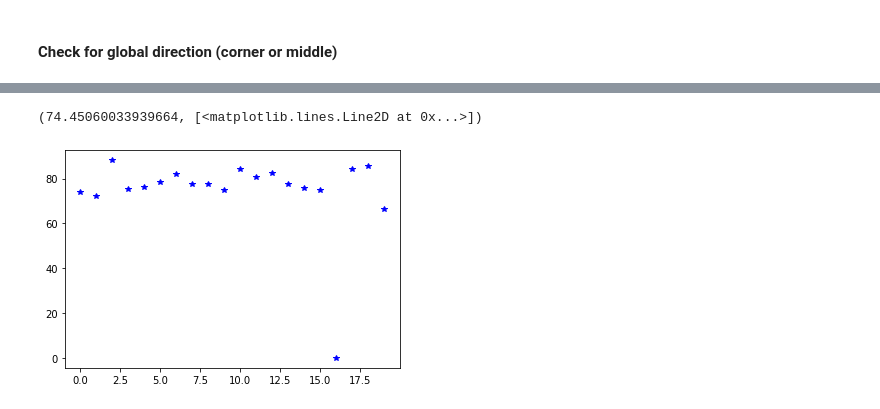
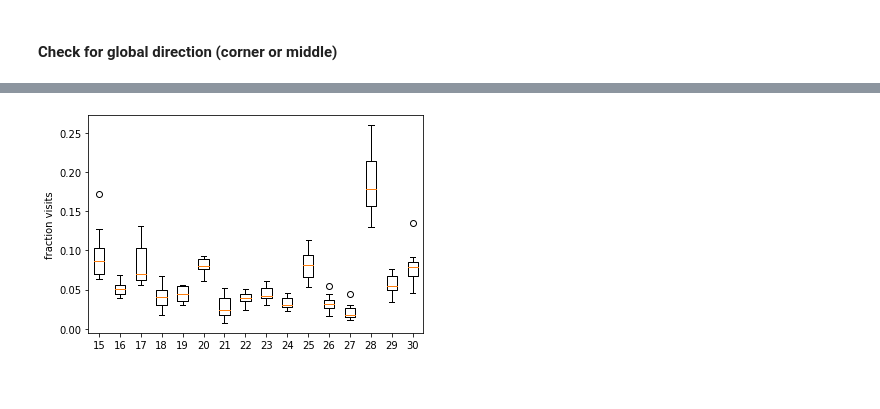
Before and after one commit to umeshksingla/MouseMazeHierRL, a Jupyter notebook: LoS_analysis.ipynb, the cells around one changed output, grey strips where cells are left out. Saved outputs shown, nothing was run; the diff lists cells and outputs as text; code cells hidden in the pictures.

```diff
--- a/LoS_analysis.ipynb
+++ b/LoS_analysis.ipynb
@@ -282,7 +282,7 @@ plt.show()
 #### Check for global direction (corner or middle)
 # %%
 def get_nodes_in_a_box(n):
-    '''using level 4 node'''
+    '''using level 4 node i.e. box center'''
     return [4*n+3, 4*n+4, 4*n+5, 4*n+6]
 # %%
 corner_nodes = [15, 20, 25, 30]
@@ -306,18 +306,23 @@ endnode_visit_counts = {}
 for nickname in AllNames:
     endnode_visit_counts[nickname] = _count_node_visits_per_mouse(nickname)
 # %%
-def get_global_direction(nodes):
+def get_global_direction(nodes, mouse_list):
     global_direction = defaultdict(list)
     expand_nodes = [i for c in nodes for i in get_nodes_in_a_box(c)]
-    for nickname in RewNames:
+#     print(nodes, " =>", expand_nodes)
+    for nickname in mouse_list:
         global_direction[nickname] = sum([endnode_visit_counts[nickname][c] for c in expand_nodes])
     return global_direction
 # %%
-dir_data = []
-labels = ['corner', 'ver_middle', 'hor_middle', 'all_middle', 'central']
-for set_nodes in [corner_nodes, ver_middle_nodes, hor_middle_nodes, middle_nodes, central_nodes]:
-    avg_global_direction = get_global_direction(set_nodes)
-    dir_data.append(list(avg_global_direction.values()))
-plt.boxplot(dir_data, labels=labels)
-plt.ylabel('%age visits')
-plt.show()
+def plot_fraction_visits_by_level4(mouse_list):
+    labels = []
+    dir_data = []
+    for node in lv4_nodes:
+        avg_global_direction = get_global_direction([node], mouse_list)
+        dir_data.append(list(avg_global_direction.values()))
+        labels.append(node)
+#     print(dir_data)
+    plt.boxplot(dir_data, labels=labels)
+    plt.ylabel('fraction visits')
+    plt.show()
+    return
@@ -328,5 +329,4 @@ avg_global_direction = get_global_direction(corner_nodes)
-# %%
-np.mean(list(avg_global_direction.values())), plt.plot(avg_global_direction.values(), 'b*')
-# %% [output]
-(74.45060033939664, [<matplotlib.lines.Line2D at 0x...>])
-[figure, removed]
+# %%
+plot_fraction_visits_by_level4(RewNames)
+# %% [output]
+[figure, added]
```
Also changed, not shown: parts of 4 cells of this notebook.
